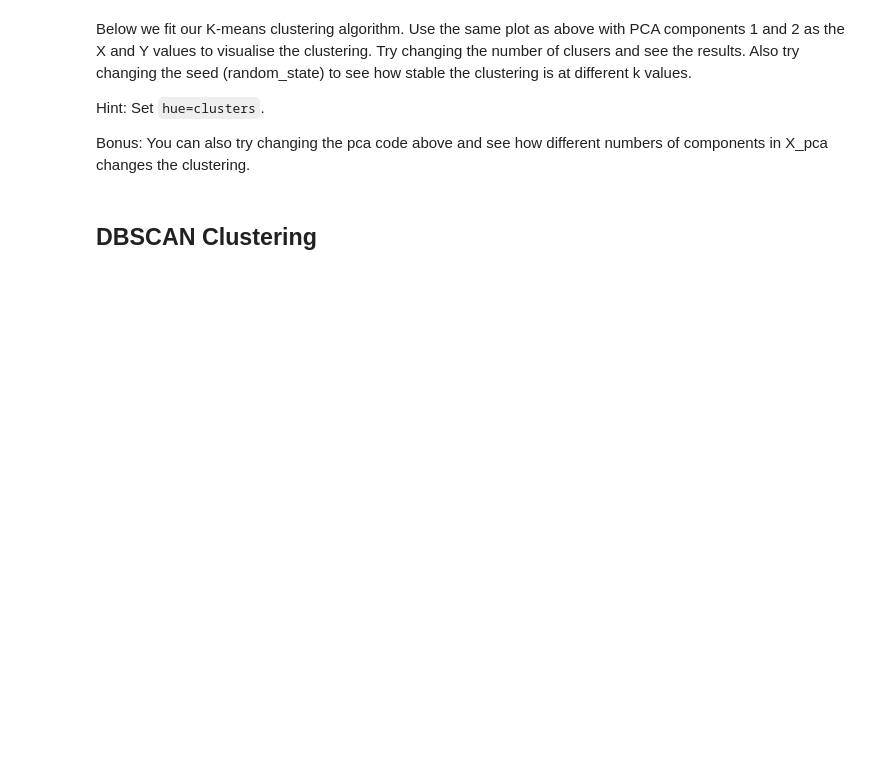
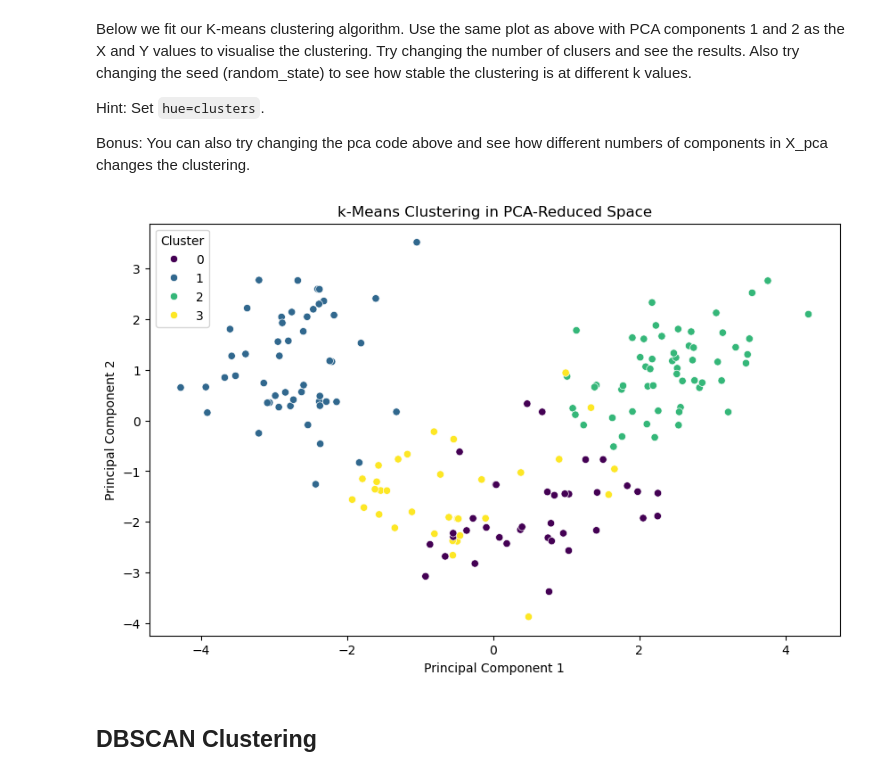
Before and after one commit to mona-borth/Hertie_ML_2025_Labs, a Jupyter notebook: lab6.ipynb, the cells around one changed output. Saved outputs shown, nothing was run; the diff lists cells and outputs as text; code cells hidden in the pictures; blank space fills up the shorter version.

```diff
--- a/lab6.ipynb
+++ b/lab6.ipynb
@@ -89,5 +119,8 @@ plt.legend(title="Actual Class")
 # %% [markdown]
 Now rerun the PCA with the number of components you think is optimal. We will then use this data to fit our clustering algorithms.
+# %%
+pca = PCA(n_components=4)
+X_pca = pca.fit_transform(X_scaled)
 # %% [markdown]
 # Clustering
 # %% [markdown]
@@ -105,3 +135,16 @@ clusters = kmeans.fit_predict(X_pca)
+# %%
+kmeans = KMeans(n_clusters=4, random_state=42)
+clusters = kmeans.fit_predict(X_pca)
+
+plt.figure(figsize=(10, 6))
+sns.scatterplot(x=X_pca[:, 0], y=X_pca[:, 1], hue=clusters, palette='viridis')
+plt.xlabel("Principal Component 1")
+plt.ylabel("Principal Component 2")
+plt.title("k-Means Clustering in PCA-Reduced Space")
+plt.legend(title="Cluster")
+plt.show()
+# %% [output]
+[figure, added]
 # %% [markdown]
 ## DBSCAN Clustering
 # %% [markdown]
```
Also changed, not shown: parts of 15 cells of this notebook.
